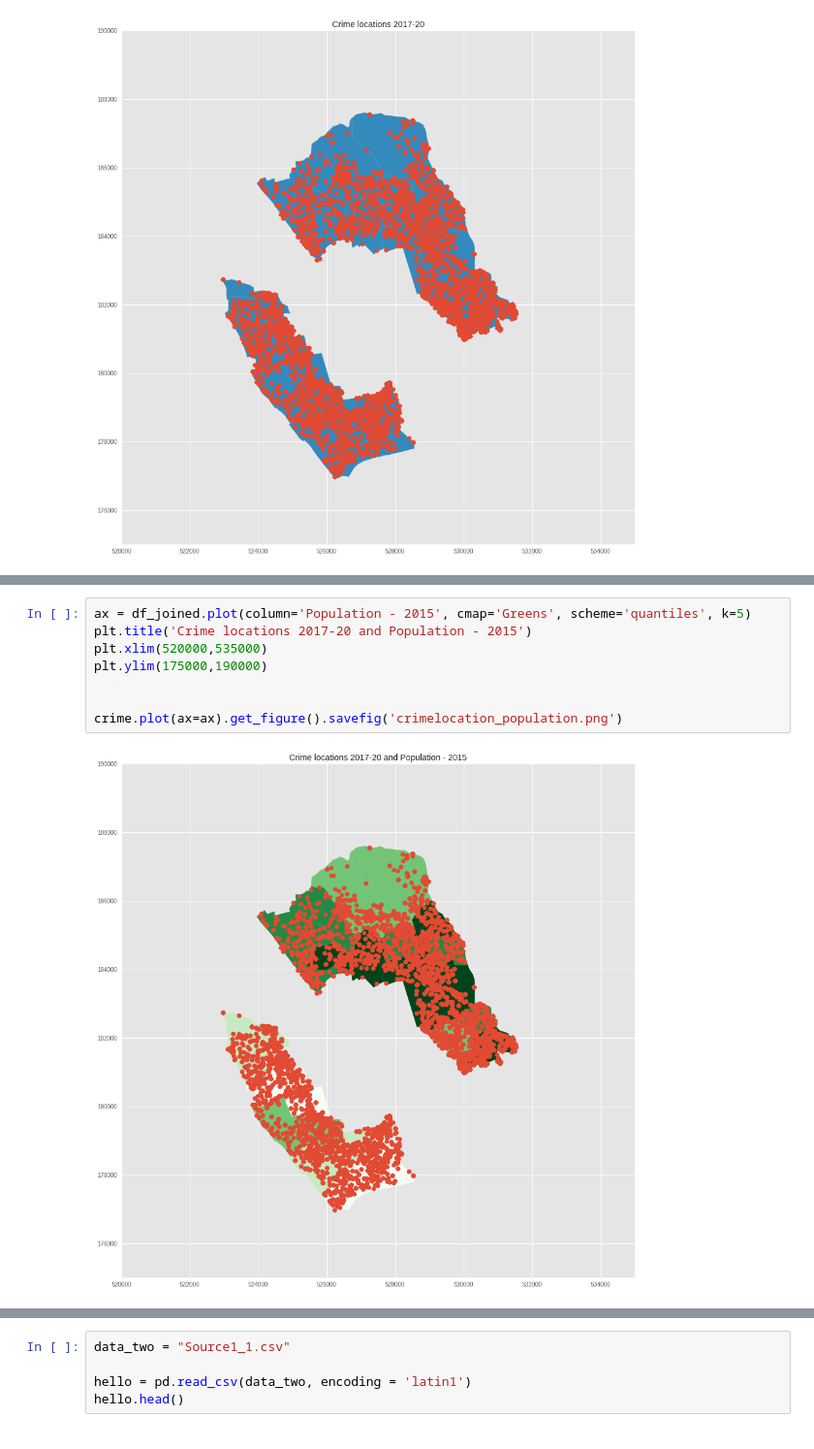
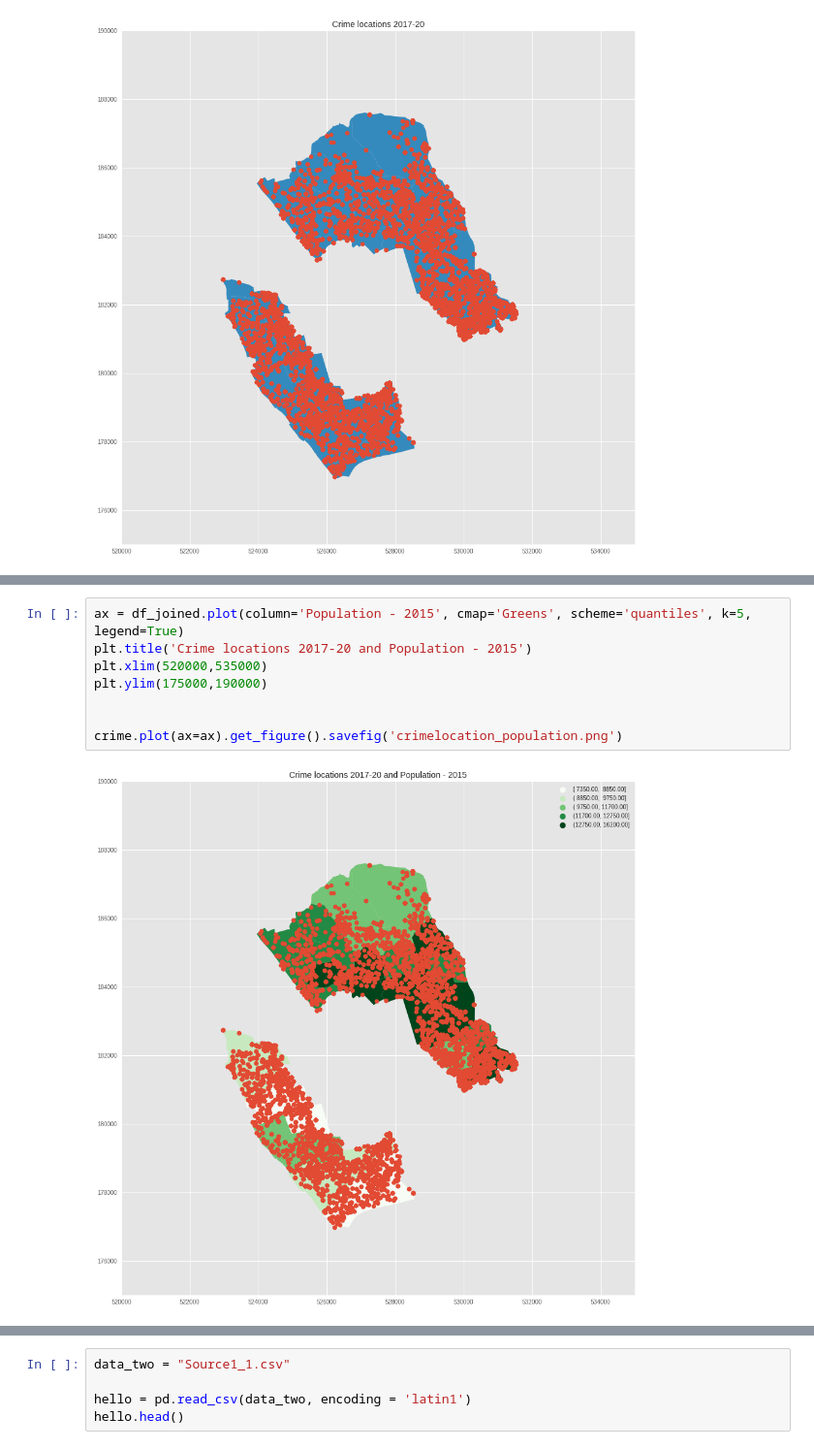
Before and after one commit to naomiburgess/QM2group15, a Jupyter notebook: Chloropleth_map.ipynb, the cells around one changed output, grey strips where cells are left out. Shown at 97% size. Drawn from its saved outputs; the diff is of its cells as text.

```diff
--- a/Chloropleth_map.ipynb
+++ b/Chloropleth_map.ipynb
@@ -326,11 +328,11 @@ crime.plot(ax=ax).get_figure().savefig('crimelocation_employment.png')
 # %%
-ax = df_joined.plot(column='Population - 2015', cmap='Greens', scheme='quantiles', k=5)
+ax = df_joined.plot(column='Population - 2015', cmap='Greens', scheme='quantiles', k=5, legend=True)
 plt.title('Crime locations 2017-20 and Population - 2015')
 plt.xlim(520000,535000)
 plt.ylim(175000,190000)
 
 
 crime.plot(ax=ax).get_figure().savefig('crimelocation_population.png')
 # %% [output]
-[figure, old version]
+[figure, new version]
 # %%
```
Also changed, not shown: parts of 9 cells of this notebook.
